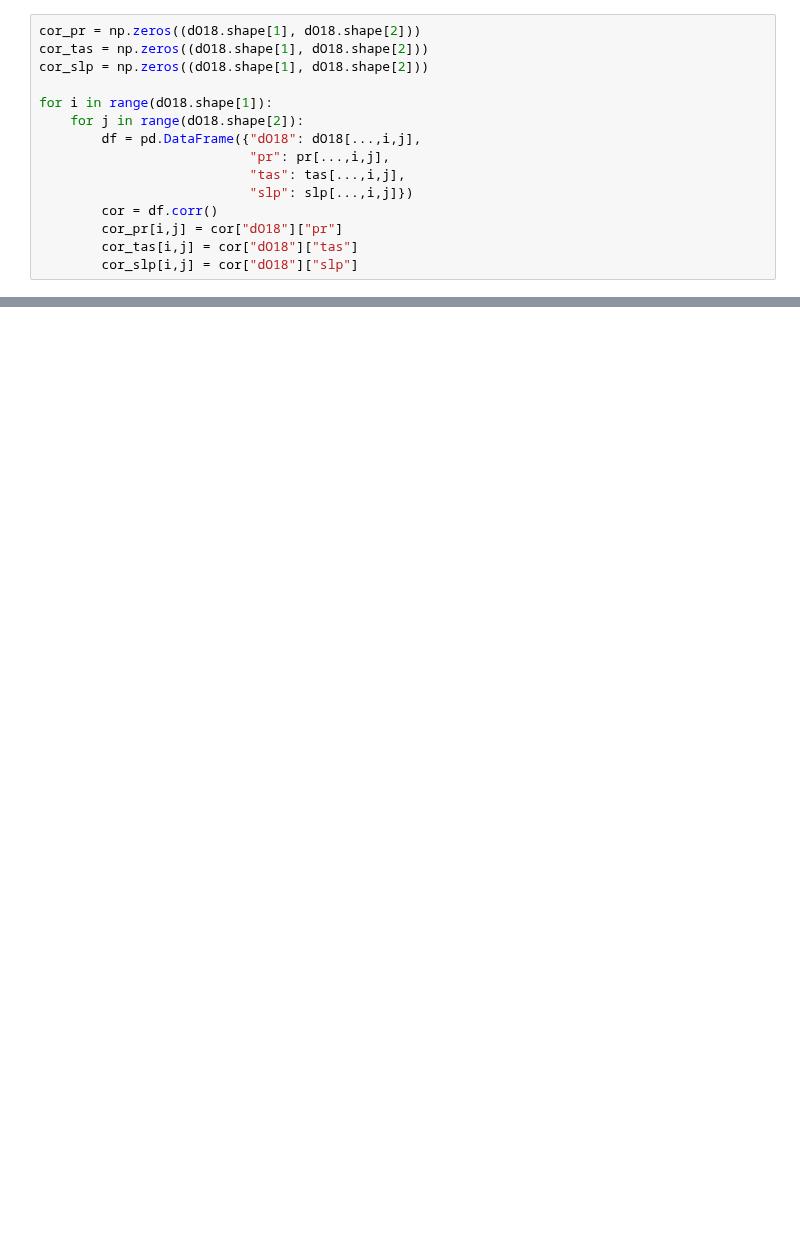
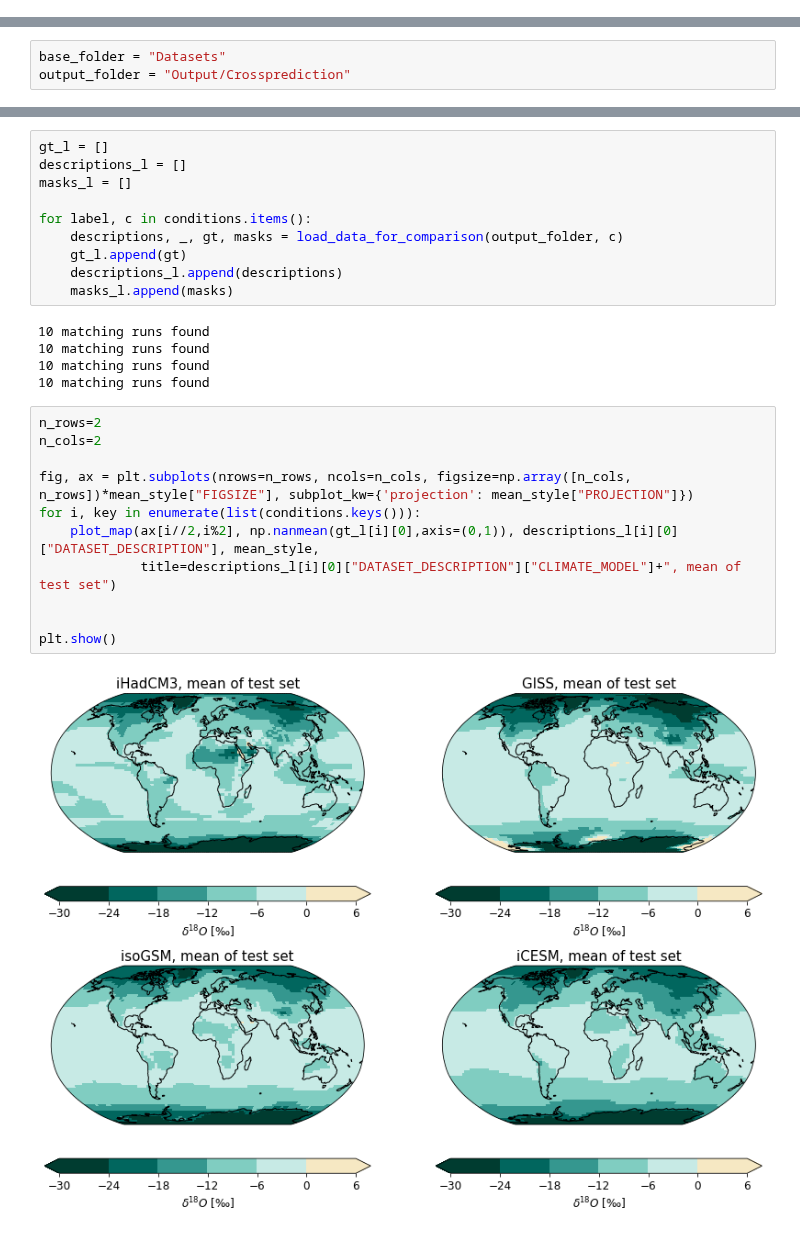
Before and after one commit to jonathanwider/isoEm, a Jupyter notebook: Plot_correlations_meanstate_variance.ipynb, the cells around one changed output, grey strips where cells are left out. Drawn from its saved outputs; the diff is of its cells as text; blank space fills up the shorter version.

Commit message:
Move plotting parts into separate notebook

```diff
--- a/Plot_correlations_meanstate_variance.ipynb
+++ b/Plot_correlations_meanstate_variance.ipynb
@@ -398,15 +0,0 @@ slp = slp[i_dict["p"],:,:]
-# %%
-cor_pr = np.zeros((dO18.shape[1], dO18.shape[2]))
-cor_tas = np.zeros((dO18.shape[1], dO18.shape[2]))
-cor_slp = np.zeros((dO18.shape[1], dO18.shape[2]))
-
-for i in range(dO18.shape[1]):
-    for j in range(dO18.shape[2]):
-        df = pd.DataFrame({"dO18": dO18[...,i,j],
-                           "pr": pr[...,i,j],
-                           "tas": tas[...,i,j],
-                           "slp": slp[...,i,j]})
-        cor = df.corr()
-        cor_pr[i,j] = cor["dO18"]["pr"]
-        cor_tas[i,j] = cor["dO18"]["tas"]
-        cor_slp[i,j] = cor["dO18"]["slp"]
@@ -737,0 +6,3 @@ plt.close()
+# %%
+base_folder = "Datasets"
+output_folder = "Output/Crossprediction"
@@ -737,0 +40,28 @@ plt.close()
+# %%
+gt_l = []
+descriptions_l = []
+masks_l = []
+
+for label, c in conditions.items():
+    descriptions, _, gt, masks = load_data_for_comparison(output_folder, c)
+    gt_l.append(gt)
+    descriptions_l.append(descriptions)
+    masks_l.append(masks)
+# %% [output]
+10 matching runs found
+10 matching runs found
+10 matching runs found
+10 matching runs found
+# %%
+n_rows=2
+n_cols=2
+
+fig, ax = plt.subplots(nrows=n_rows, ncols=n_cols, figsize=np.array([n_cols, n_rows])*mean_style["FIGSIZE"], subplot_kw={'projection': mean_style["PROJECTION"]})
+for i, key in enumerate(list(conditions.keys())):
+    plot_map(ax[i//2,i%2], np.nanmean(gt_l[i][0],axis=(0,1)), descriptions_l[i][0]["DATASET_DESCRIPTION"], mean_style,
+             title=descriptions_l[i][0]["DATASET_DESCRIPTION"]["CLIMATE_MODEL"]+", mean of test set")
+
+
+plt.show()
+# %% [output]
+[figure, added]
```
Also changed, not shown: parts of 36 cells of this notebook, 2 other files.
